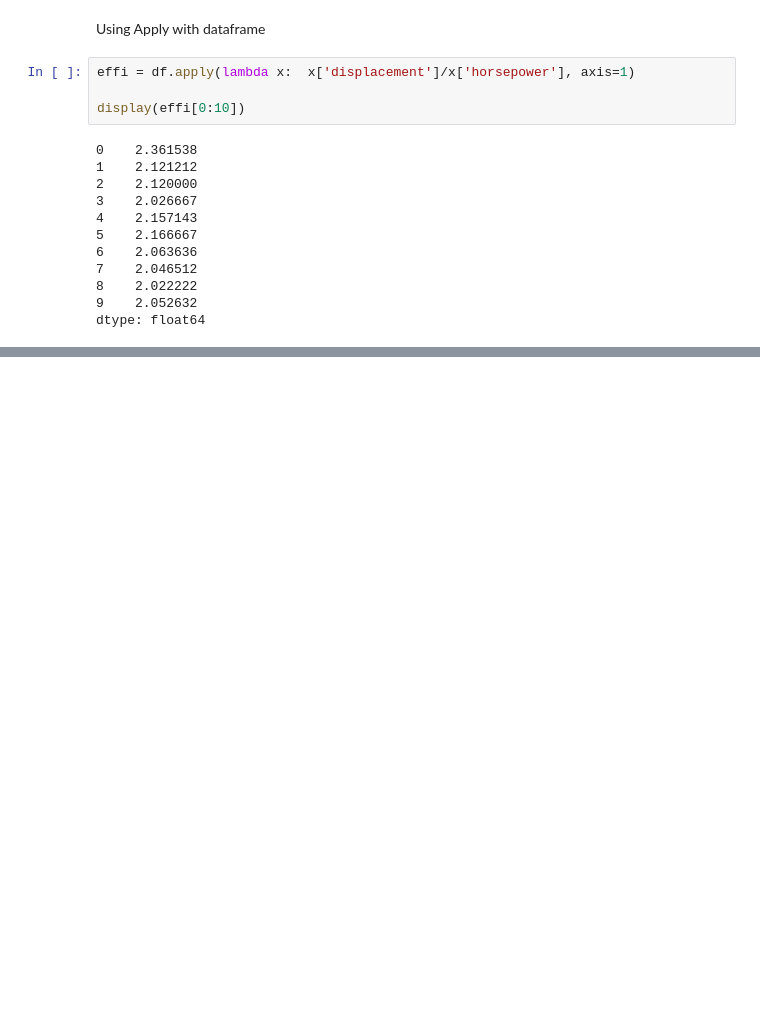
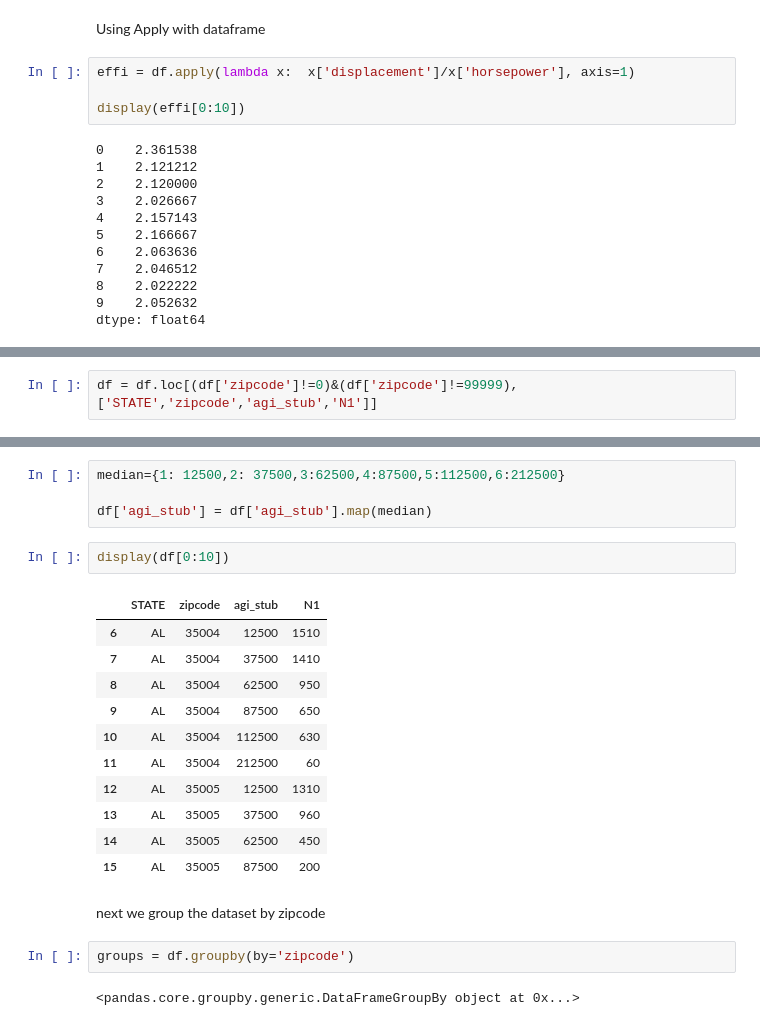
Before and after one commit to PorasS/AI, a Jupyter notebook: pandasTut.ipynb, the cells around one changed output, grey strips where cells are left out. Drawn from its saved outputs; the diff is of its cells as text; blank space fills up the shorter version.

```diff
--- a/pandasTut.ipynb
+++ b/pandasTut.ipynb
@@ -647,0 +720,2 @@ Feature Engineering with apply and map
+# %%
+df = df.loc[(df['zipcode']!=0)&(df['zipcode']!=99999),['STATE','zipcode','agi_stub','N1']]
@@ -647,0 +728,24 @@ Feature Engineering with apply and map
+# %%
+median={1: 12500,2: 37500,3:62500,4:87500,5:112500,6:212500}
+
+df['agi_stub'] = df['agi_stub'].map(median)
+# %%
+display(df[0:10])
+# %% [output]
+|  | STATE | zipcode | agi_stub | N1 |
+| 6 | AL | 35004 | 12500 | 1510 |
+| 7 | AL | 35004 | 37500 | 1410 |
+| 8 | AL | 35004 | 62500 | 950 |
+| 9 | AL | 35004 | 87500 | 650 |
+| 10 | AL | 35004 | 112500 | 630 |
+| 11 | AL | 35004 | 212500 | 60 |
+| 12 | AL | 35005 | 12500 | 1310 |
+| 13 | AL | 35005 | 37500 | 960 |
+| 14 | AL | 35005 | 62500 | 450 |
+| 15 | AL | 35005 | 87500 | 200 |
+# %% [markdown]
+next we group the dataset by zipcode
+# %%
+groups = df.groupby(by='zipcode')
+# %% [output]
+<pandas.core.groupby.generic.DataFrameGroupBy object at 0x...>
```
Also changed, not shown: parts of 11 cells of this notebook.
